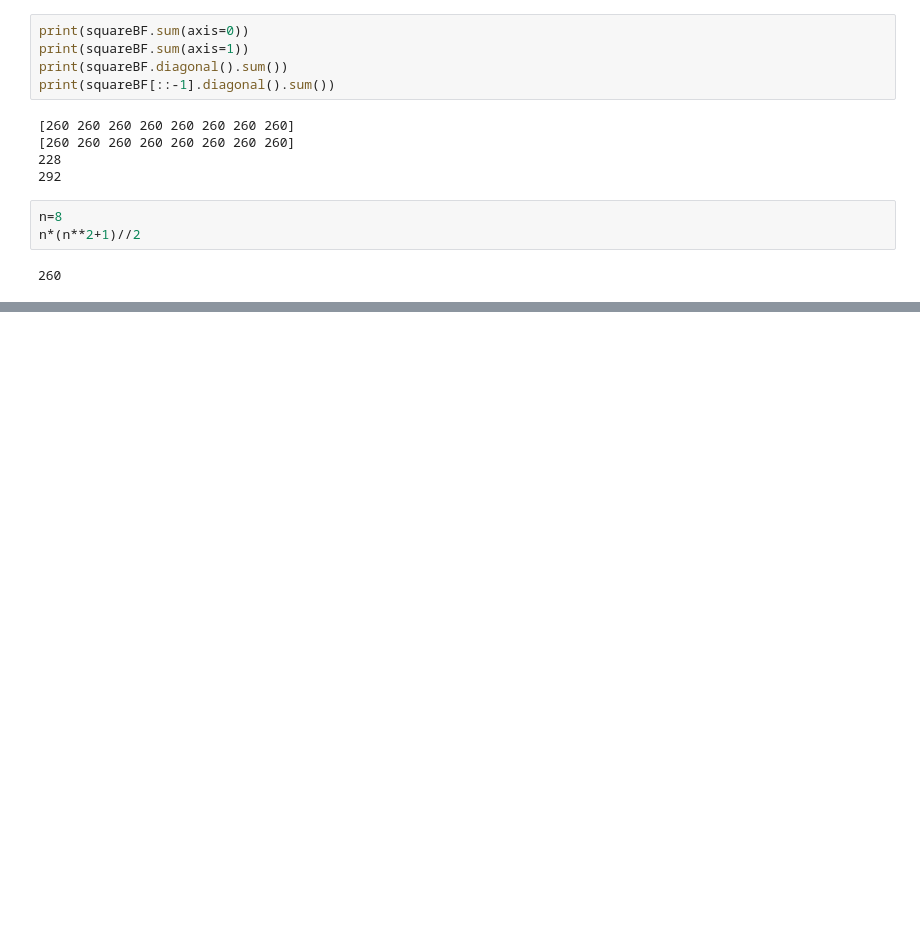
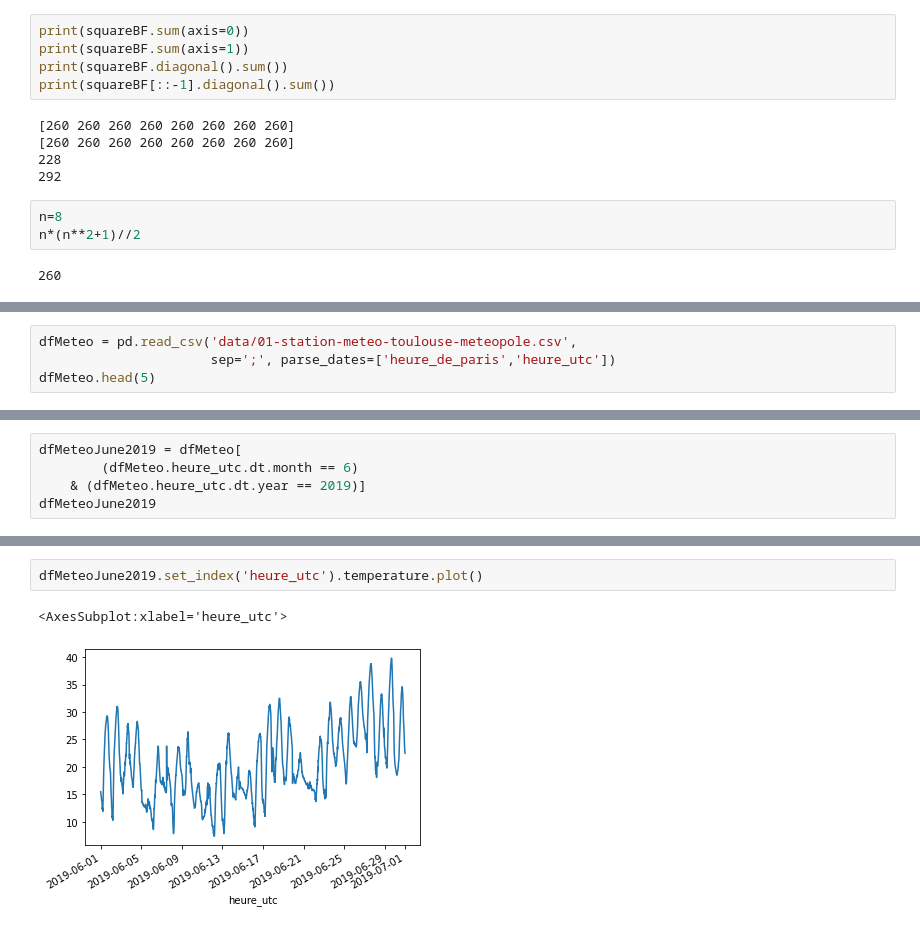
Before and after one commit to matthcol/python202211perf, a Jupyter notebook: datascience.ipynb, the cells around one changed output, grey strips where cells are left out. Saved outputs shown, nothing was run; the diff lists cells and outputs as text; blank space fills up the shorter version.

```diff
--- a/datascience.ipynb
+++ b/datascience.ipynb
@@ -358,0 +496,4 @@ n*(n**2+1)//2
+# %%
+dfMeteo = pd.read_csv('data/01-station-meteo-toulouse-meteopole.csv',
+                      sep=';', parse_dates=['heure_de_paris','heure_utc'])
+dfMeteo.head(5)
@@ -358,0 +549,5 @@ n*(n**2+1)//2
+# %%
+dfMeteoJune2019 = dfMeteo[
+        (dfMeteo.heure_utc.dt.month == 6)
+    & (dfMeteo.heure_utc.dt.year == 2019)]
+dfMeteoJune2019
@@ -358,0 +568,5 @@ n*(n**2+1)//2
+# %%
+dfMeteoJune2019.set_index('heure_utc').temperature.plot()
+# %% [output]
+<AxesSubplot:xlabel='heure_utc'>
+[figure, added]
```
Also changed, not shown: parts of 62 cells of this notebook.
